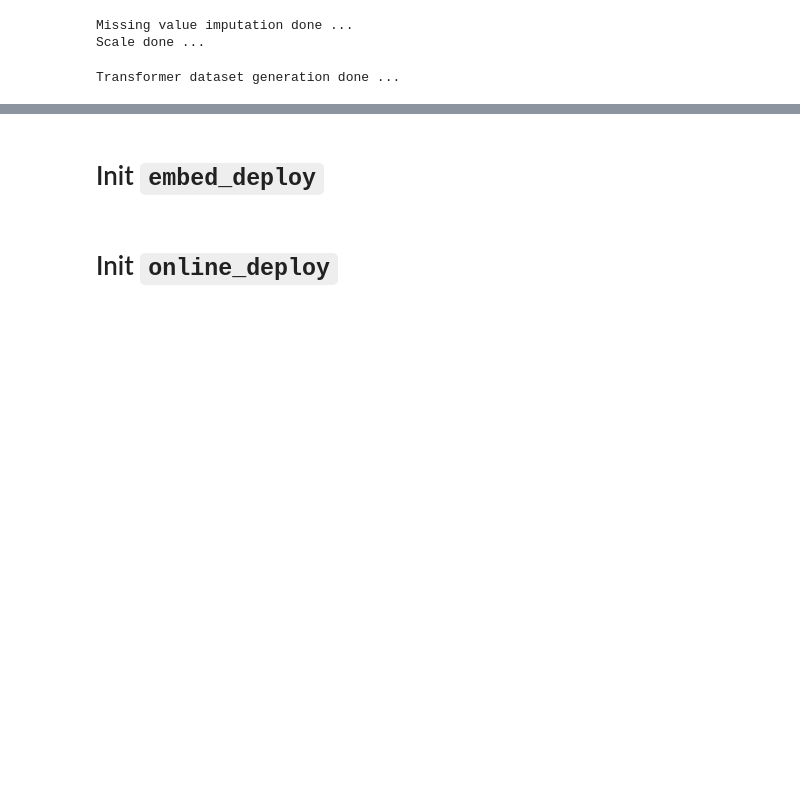
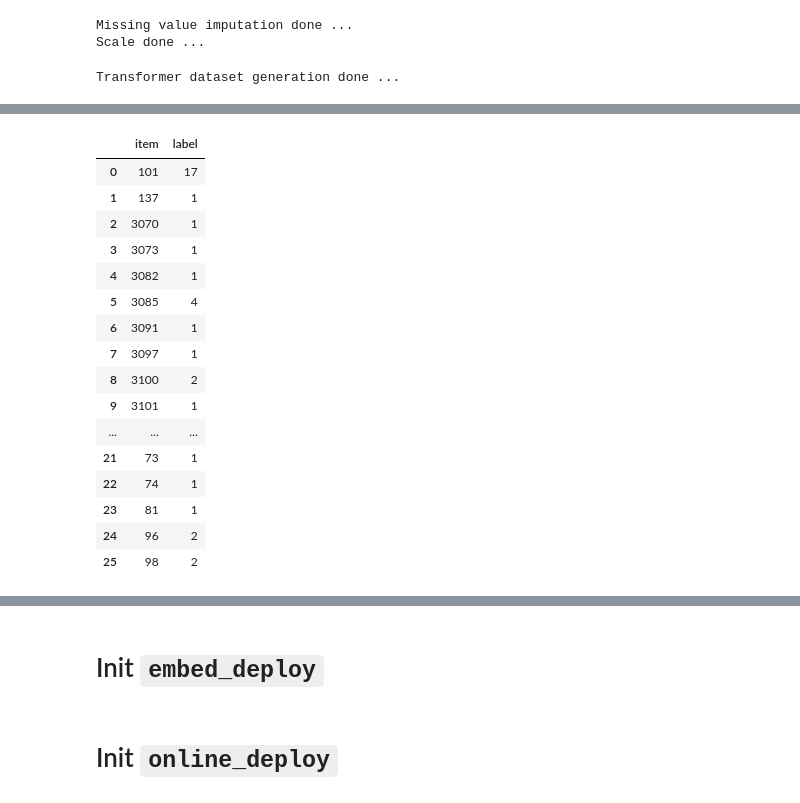
Before and after one commit to samousavizade/Recora, a Jupyter notebook: examples/recora_category.ipynb, the cells around one changed output, grey strips where cells are left out. Saved outputs shown, nothing was run; the diff lists cells and outputs as text; code cells hidden in the pictures; blank space fills up the shorter version.

```diff
--- a/examples/recora_category.ipynb
+++ b/examples/recora_category.ipynb
@@ -430,0 +403,8 @@ train_data, eval_data = random_split(df, shuffle=False, test_size=0.1)
+# %%
+train_inter_events = train_inter_events.groupby(['user', 'item']).agg({
+	# 'sample_weight': 'sum',  # total strength
+    'sample_weight': 'count',  # total strength
+
+	'time': 'max',  # most recent interaction
+	'order_hour': 'mean'  # most frequent hour
+}).reset_index()
@@ -430,0 +419,24 @@ train_data, eval_data = random_split(df, shuffle=False, test_size=0.1)
+# %%
+# train data
+train_data = (
+	train_inter_events.
+	merge(user_df, how="inner", on="user", ).
+	merge(item_df, how="inner", on="item", )
+)
+
+train_data['label'] = 1
+
+train_data = train_data[['user', 'item', 'label', 'sample_weight'] + user_feature_columns + item_feature_columns]
+train_data = train_data.fillna(0)
+
+# eval data
+eval_data = (
+	eval_inter_events.
+	merge(user_df, how="inner", on="user", ).
+	merge(item_df, how="inner", on="item", )
+)
+
+eval_data['label'] = 1
+
+eval_data = eval_data[['user', 'item', 'label'] + user_feature_columns + item_feature_columns]
+eval_data = eval_data.fillna(0)
@@ -1472,3 +1109,26 @@ result[['category_id', 'category_title']]
+# %%
+result = train_data[train_data['user'] == "30953879"].groupby(['item'])['label'].count().reset_index()
+result
+# result
+# result.merge(brand_category_titles, left_on=['item'] ,right_on=['category_id'], how='left')
+# %% [output]
+|  | item | label |
+| 0 | 101 | 17 |
+| 1 | 137 | 1 |
+| 2 | 3070 | 1 |
+| 3 | 3073 | 1 |
+| 4 | 3082 | 1 |
+| 5 | 3085 | 4 |
+| 6 | 3091 | 1 |
+| 7 | 3097 | 1 |
+| 8 | 3100 | 2 |
+| 9 | 3101 | 1 |
+| ... | ... | ... |
+| 21 | 73 | 1 |
+| 22 | 74 | 1 |
+| 23 | 81 | 1 |
+| 24 | 96 | 2 |
+| 25 | 98 | 2 |
 # %%
 result = df.loc[df['user'] == "30953879"]
 result['category_id'] = pd.to_numeric(result['item'], errors='coerce')
```
Also changed, not shown: parts of 25 cells of this notebook, 44 other files.
